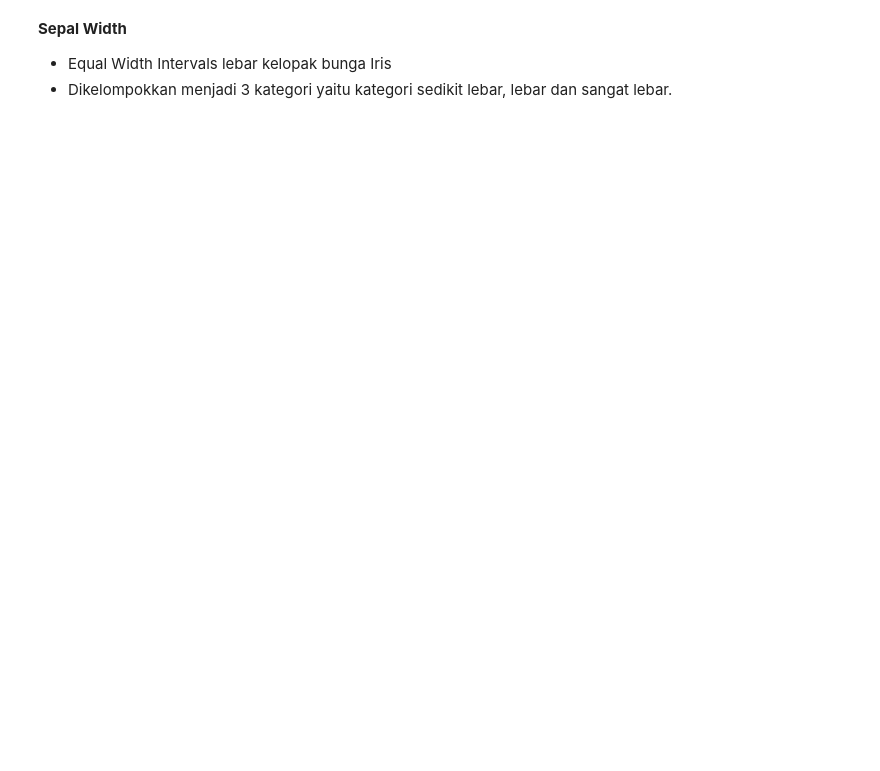
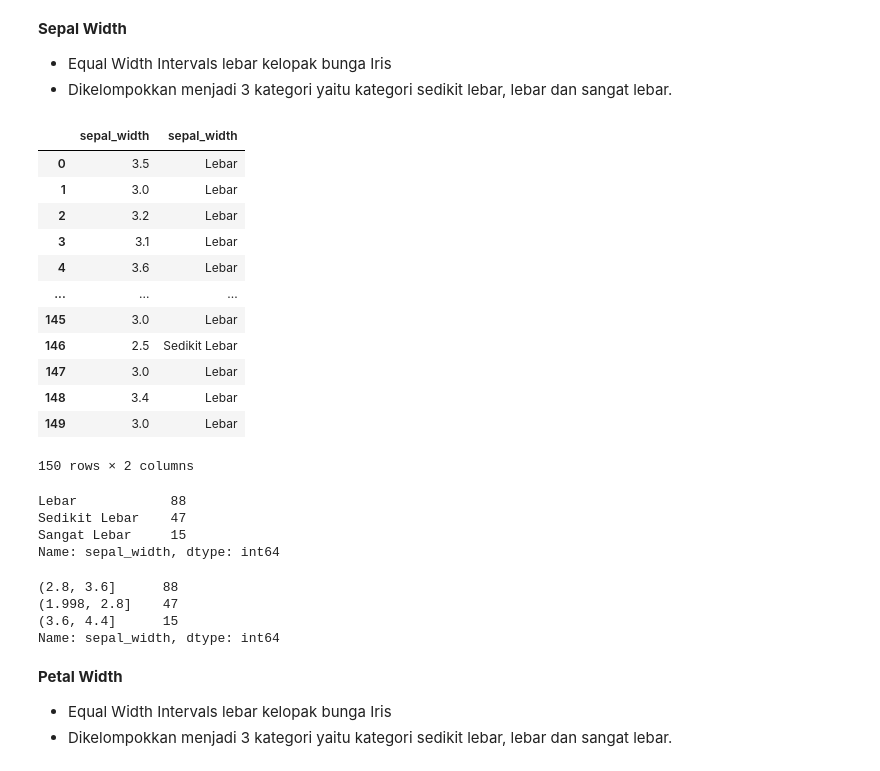
Before and after one commit to Shintaalya/datamining, a Jupyter notebook: _sources/notebooks2.ipynb, the cells around one changed output. Cells and saved outputs as stored; diff of their text form; code cells hidden in the pictures; blank space fills up the shorter version.

```diff
--- a/_sources/notebooks2.ipynb
+++ b/_sources/notebooks2.ipynb
@@ -27,8 +29,8 @@ df.head(10)
 # %%
 # CONSTAN SERIES
 
-APPS_SERIES = df["Apps"]
-ACCEPT_SERIES = df["Accept"]
-ENROLL_SERIES = df["Enroll"]
-TOP10PERC_SERIES = df["Top10perc"]
+SEPAL_LENGTH_SERIES = df["sepal_length"]
+SEPAL_WIDTH_SERIES = df["sepal_width"]
+PETAL_LENGTH_SERIES = df["petal_length"]
+PETAL_WIDTH_SERIES = df["petal_width"]
 # %% [markdown]
@@ -60,3 +64,40 @@ amount_of_binning = len(labels)
 sepal_width_ew_binning = pd.cut(SEPAL_WIDTH_SERIES, amount_of_binning, True, labels)
 labelled_sepal_width_ew_binning = sepal_width_ew_binning.value_counts()
 interval_sepal_width_ew_binning = pd.cut(SEPAL_WIDTH_SERIES, amount_of_binning, True).value_counts()
+# %%
+# dataframe of sepal-width and sepal category
+pd.concat((SEPAL_WIDTH_SERIES, sepal_width_ew_binning), axis=1)
+# %% [output]
+|  | sepal_width | sepal_width |
+| 0 | 3.5 | Lebar |
+| 1 | 3.0 | Lebar |
+| 2 | 3.2 | Lebar |
+| 3 | 3.1 | Lebar |
+| 4 | 3.6 | Lebar |
+| ... | ... | ... |
+| 145 | 3.0 | Lebar |
+| 146 | 2.5 | Sedikit Lebar |
+| 147 | 3.0 | Lebar |
+| 148 | 3.4 | Lebar |
+| 149 | 3.0 | Lebar |
+150 rows × 2 columns
+# %%
+# equal-width intervals binning with label
+labelled_sepal_width_ew_binning
+# %% [output]
+Lebar            88
+Sedikit Lebar    47
+Sangat Lebar     15
+Name: sepal_width, dtype: int64
+# %%
+# equal-width intervals without label
+interval_sepal_width_ew_binning
+# %% [output]
+(2.8, 3.6]      88
+(1.998, 2.8]    47
+(3.6, 4.4]      15
+Name: sepal_width, dtype: int64
+# %% [markdown]
+**Petal Width**
+*   Equal Width Intervals lebar kelopak bunga Iris
+*   Dikelompokkan menjadi 3 kategori yaitu kategori sedikit lebar, lebar dan sangat lebar.
```
Also changed, not shown: parts of 29 cells of this notebook, 2 other files.
